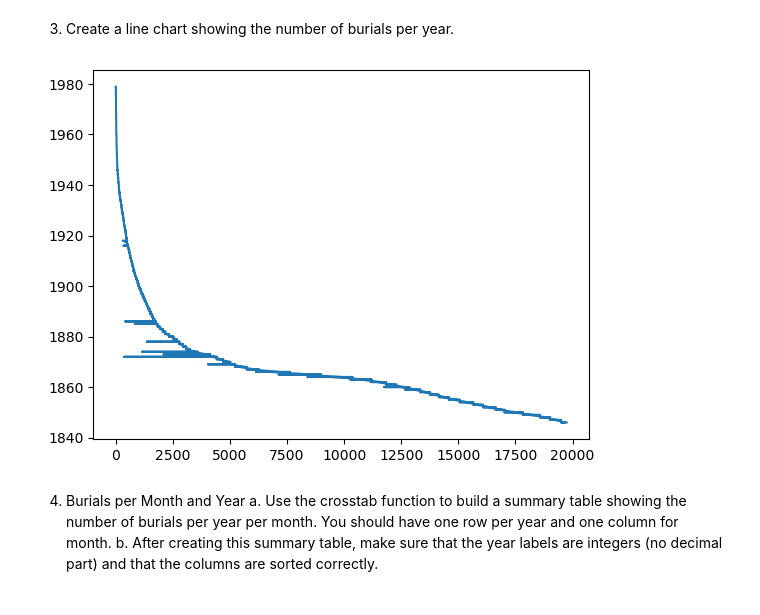
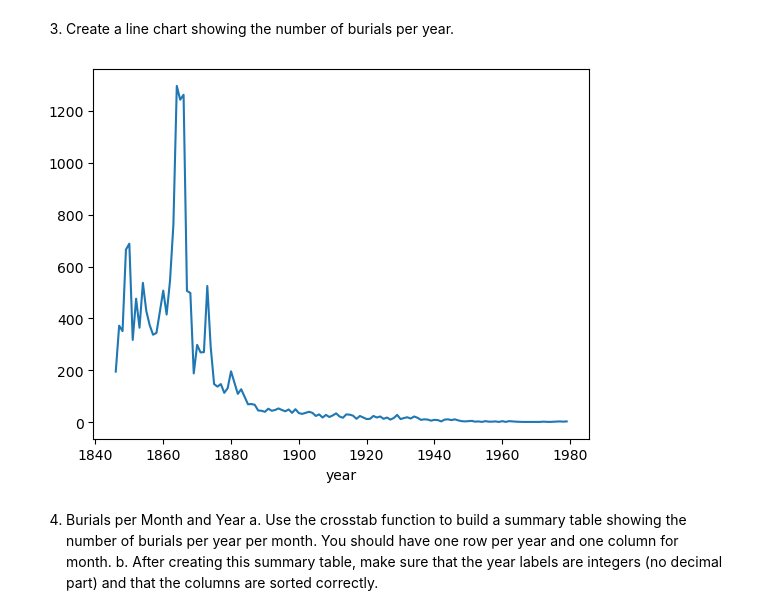
Before and after one commit to NSS-Data-Analytics-Cohort-10/advanced-pandas-mhm516, a Jupyter notebook: script/code.ipynb, the cells around one changed output. Drawn from its saved outputs; the diff is of its cells as text; code cells hidden in the pictures.

```diff
--- a/script/code.ipynb
+++ b/script/code.ipynb
@@ -103,10 +103,12 @@ ax=top10_cod.plot.bar(rot=45)
 # %% [markdown]
 3. Create a line chart showing the number of burials per year.
 # %%
-years=c_df['year'].sort_values(ascending=False)
-ax=plt.plot(years)
+burial_count= c_df.groupby(['year']
+                ).size()
+burial_count
+azes=burial_count.plot(kind = 'line')
 # %% [output]
-[figure, old version]
+[figure, new version]
 # %% [markdown]
 4. Burials per Month and Year
 a. Use the crosstab function to build a summary table showing the number of burials per year per month. You should have one row per year and one column for month.
```
Also changed, not shown: parts of 14 cells of this notebook.
